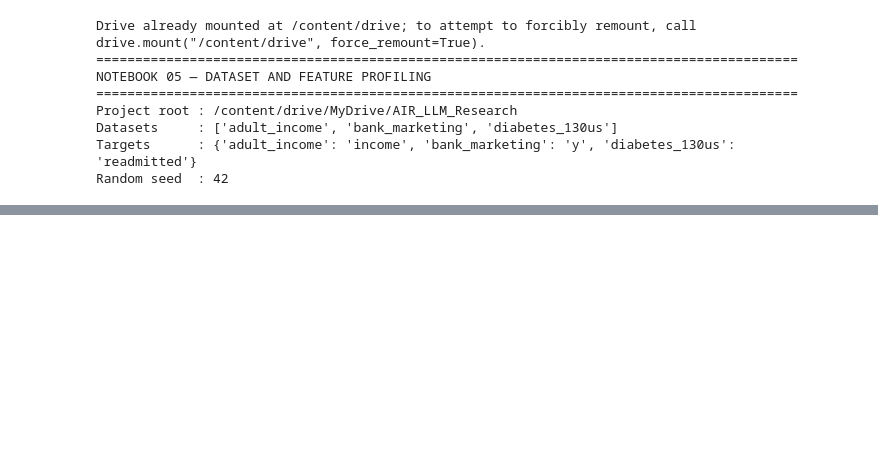
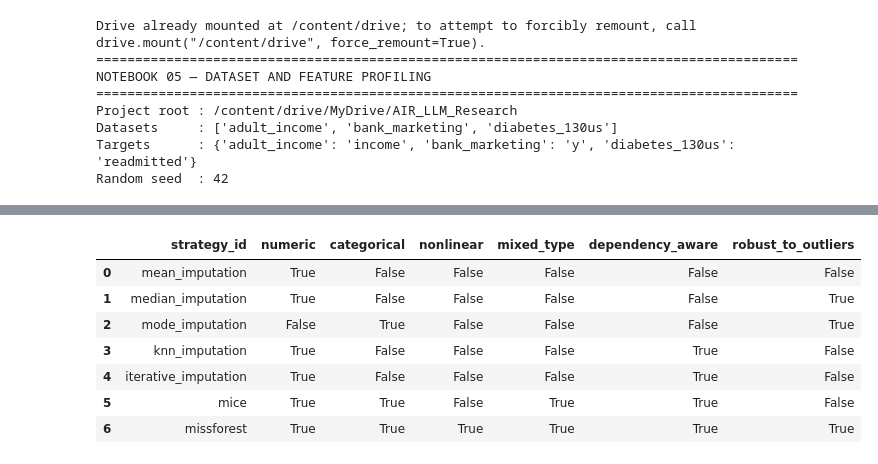
Before and after one commit to amzad-786githumb/AIR_LLM_Research, a Jupyter notebook: 05_Dataset_and_Feature_Profiling.ipynb, the cells around one changed output, grey strips where cells are left out. Saved outputs shown, nothing was run; the diff lists cells and outputs as text; code cells hidden in the pictures; blank space fills up the shorter version.

```diff
--- a/05_Dataset_and_Feature_Profiling.ipynb
+++ b/05_Dataset_and_Feature_Profiling.ipynb
@@ -5992,0 +1257,72 @@ PROFILE SAVE COMPLETE
+# %%
+# ============================================================
+# NOTEBOOK 05.6 — LOCAL MODEL STATE VALIDATION
+# ============================================================
+
+print("=" * 100)
+print("AIR-LLM — NOTEBOOK 05.6")
+print("LOCAL MODEL STATE VALIDATION")
+print("=" * 100)
+
+
+if "LOCAL_LLM" not in globals():
+
+    raise RuntimeError(
+        "LOCAL_LLM is not defined. "
+        "Run Cell 05.4 first."
+    )
+
+
+if LOCAL_LLM is None:
+
+    raise RuntimeError(
+        "LOCAL_LLM is None."
+    )
+
+
+if "TOKENIZER" not in globals():
+
+    raise RuntimeError(
+        "TOKENIZER is not defined."
+    )
+
+
+if TOKENIZER is None:
+
+    raise RuntimeError(
+        "TOKENIZER is None."
+    )
+
+
+LOCAL_LLM.eval()
+
+
+print(
+    f"Model class : "
+    f"{LOCAL_LLM.__class__.__name__}"
+)
+
+print(
+    f"Tokenizer   : "
+    f"{TOKENIZER.__class__.__name__}"
+)
+
+
+if hasattr(
+    LOCAL_LLM,
+    "hf_device_map"
+):
+
+    print(
+        "\nDevice map:"
+    )
+
+    print(
+        LOCAL_LLM.hf_device_map
+    )
+
+
+print("\n" + "=" * 100)
+print("LOCAL MODEL STATE : VALID")
+print("=" * 100)
+# %% [output]
@@ -5992,0 +1333,8 @@ PROFILE SAVE COMPLETE
+|  | strategy_id | numeric | categorical | nonlinear | mixed_type | dependency_aware | robust_to_outliers |
+| 0 | mean_imputation | True | False | False | False | False | False |
+| 1 | median_imputation | True | False | False | False | False | True |
+| 2 | mode_imputation | False | True | False | False | False | True |
+| 3 | knn_imputation | True | False | False | False | True | False |
+| 4 | iterative_imputation | True | False | False | False | True | False |
+| 5 | mice | True | True | False | True | True | False |
+| 6 | missforest | True | True | True | True | True | True |
```
Also changed, not shown: parts of 51 cells of this notebook.
